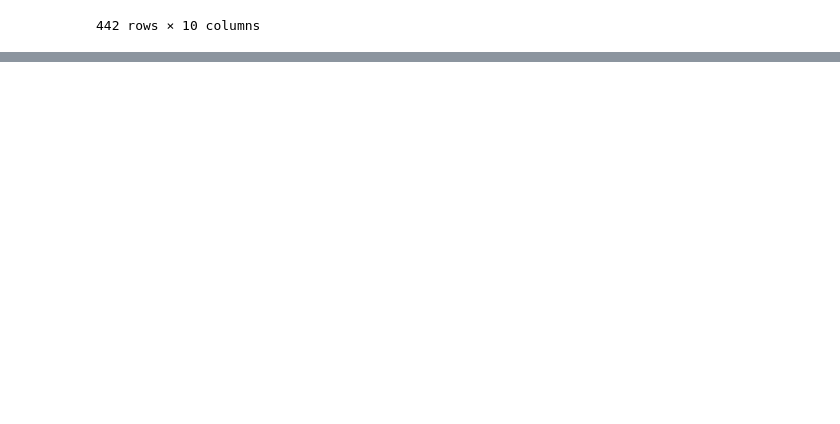
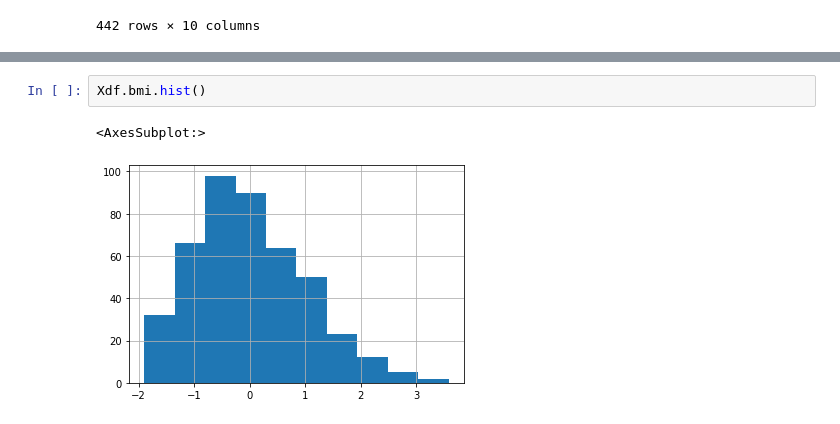
Before and after one commit to apd2599/Training_2021_CIRCUIT, a Jupyter notebook: Scikit-Learn_Dataset/Diabetes_Dataset.ipynb, the cells around one changed output, grey strips where cells are left out. Cells and saved outputs as stored; diff of their text form; blank space fills up the shorter version.

```diff
--- a/Scikit-Learn_Dataset/Diabetes_Dataset.ipynb
+++ b/Scikit-Learn_Dataset/Diabetes_Dataset.ipynb
@@ -134,0 +175,5 @@ Xdf
+# %%
+Xdf.bmi.hist()
+# %% [output]
+<AxesSubplot:>
+[figure, added]
```
Also changed, not shown: parts of 19 cells of this notebook, 1 other file.
